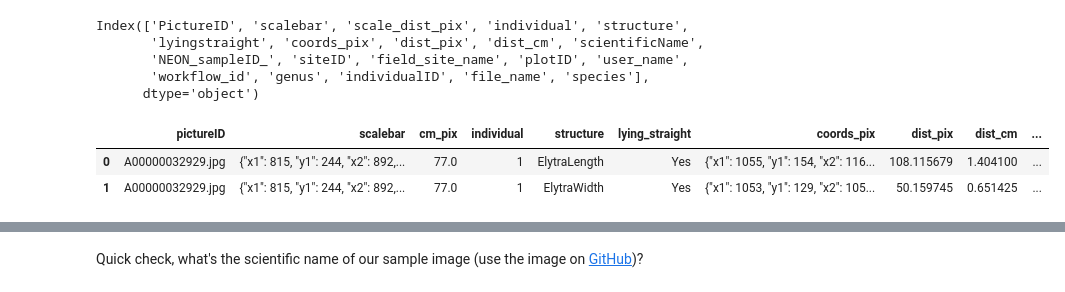
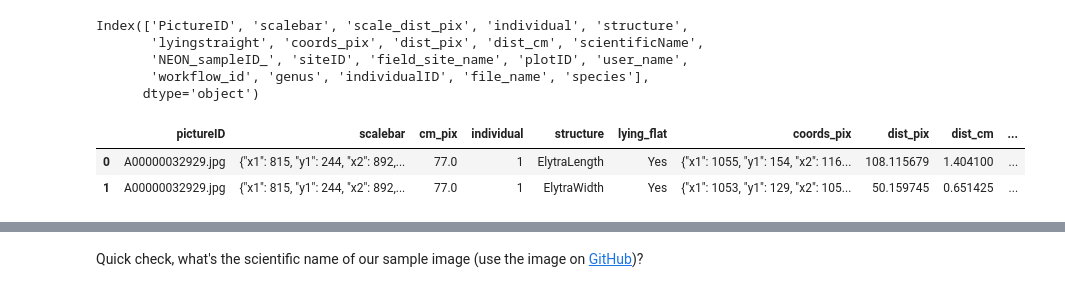
Before and after one commit to Imageomics/2018-NEON-beetles-processing, a Jupyter notebook: notebooks/EDA-0-1.ipynb, the cells around one changed output, grey strips where cells are left out. Saved outputs shown, nothing was run; the diff lists cells and outputs as text; code cells hidden in the pictures.

```diff
--- a/notebooks/EDA-0-1.ipynb
+++ b/notebooks/EDA-0-1.ipynb
@@ -301,7 +301,7 @@ df[cols_to_keep].to_csv("../data/BeetleMeasurements.csv", index = False)
 
 We'll add a species column to more easily identify those labeled only to the genus level. Additionally, we will standardize the column names: ID values will be camelCase and we'll set the remainder with underscores (there's a bit of variety, but NEON seems to use camelCase for the IDs (location & type of measurement): https://www.neonscience.org/data-samples/data-management/data-formats-conventions).
 # %%
-df = pd.read_csv("https://huggingface.co/datasets/imageomics/BeetlePalooza/resolve/190cfc9c71b813b8faa338d251d3d02ee8dc14a9/BeetleMeasurements.csv", low_memory = False)
+df = pd.read_csv("BeetleMeasurements.csv", low_memory = False) #https://huggingface.co/datasets/imageomics/BeetlePalooza/resolve/190cfc9c71b813b8faa338d251d3d02ee8dc14a9/BeetleMeasurements.csv
 df.head()
 # %% [output]
 |  | PictureID | scalebar | scale_dist_pix | individual | structure | lyingstraight | coords_pix | dist_pix | ... |
@@ -387,14 +387,14 @@ Index(['PictureID', 'scalebar', 'scale_dist_pix', 'individual', 'structure',
 # %%
 df.rename(columns = {'PictureID': 'pictureID',
                      'scale_dist_pix': 'cm_pix',        #this is number of pixels in a cm on the scalebar
-                     'lyingstraight': 'lying_straight',
+                     'lyingstraight': 'lying_flat',     # this is actually about how flat they are on the lattice (vs rolled on the side; it can distort width measure)
                      'NEON_sampleID_': 'NEON_sampleID',
                      'workflow_id': 'workflowID',
                      'field_site_name': 'site_name'
                      },
           inplace = True)
 df.head(2)
 # %% [output]
-|  | pictureID | scalebar | cm_pix | individual | structure | lying_straight | coords_pix | dist_pix | dist_cm | ... |
+|  | pictureID | scalebar | cm_pix | individual | structure | lying_flat | coords_pix | dist_pix | dist_cm | ... |
 | 0 | A00000032929.jpg | {"x1": 815, "y1": 244, "x2": 892,... | 77.0 | 1 | ElytraLength | Yes | {"x1": 1055, "y1": 154, "x2": 116... | 108.115679 | 1.404100 | ... |
 | 1 | A00000032929.jpg | {"x1": 815, "y1": 244, "x2": 892,... | 77.0 | 1 | ElytraWidth | Yes | {"x1": 1053, "y1": 129, "x2": 105... | 50.159745 | 0.651425 | ... |
```
Also changed, not shown: parts of 9 cells of this notebook, 1 other file.
